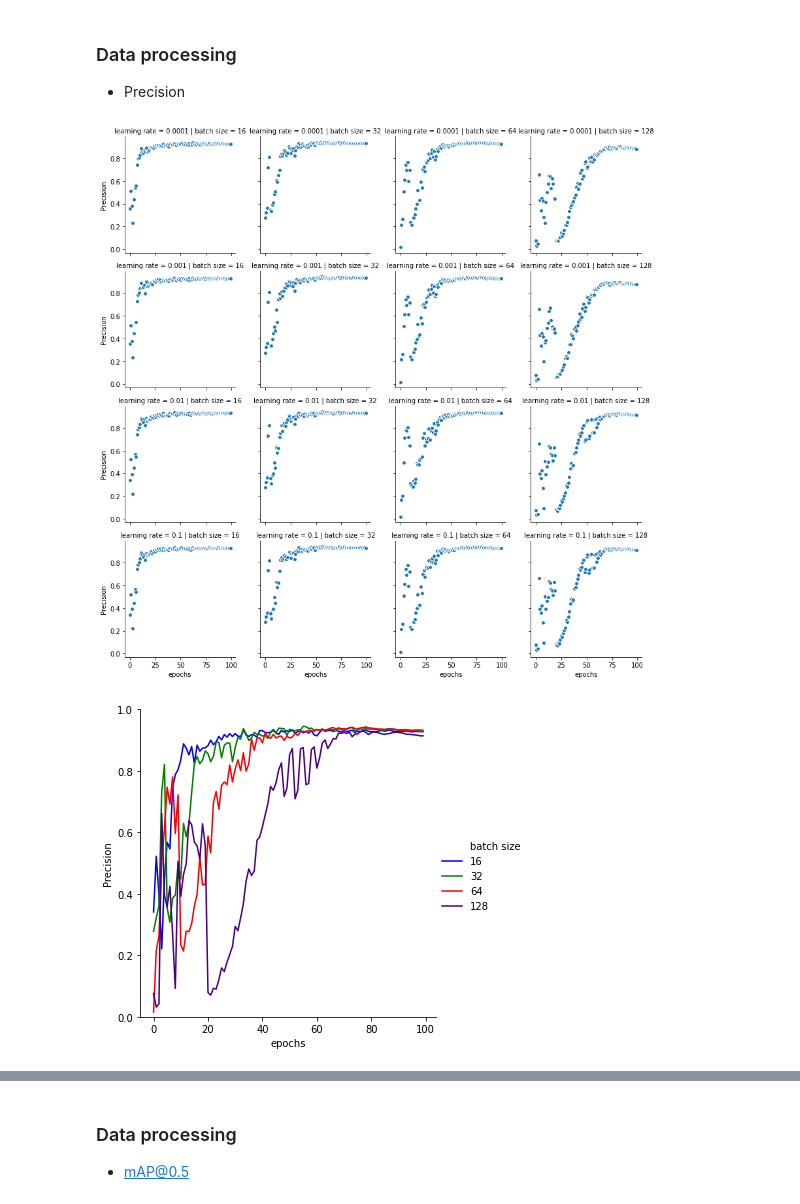
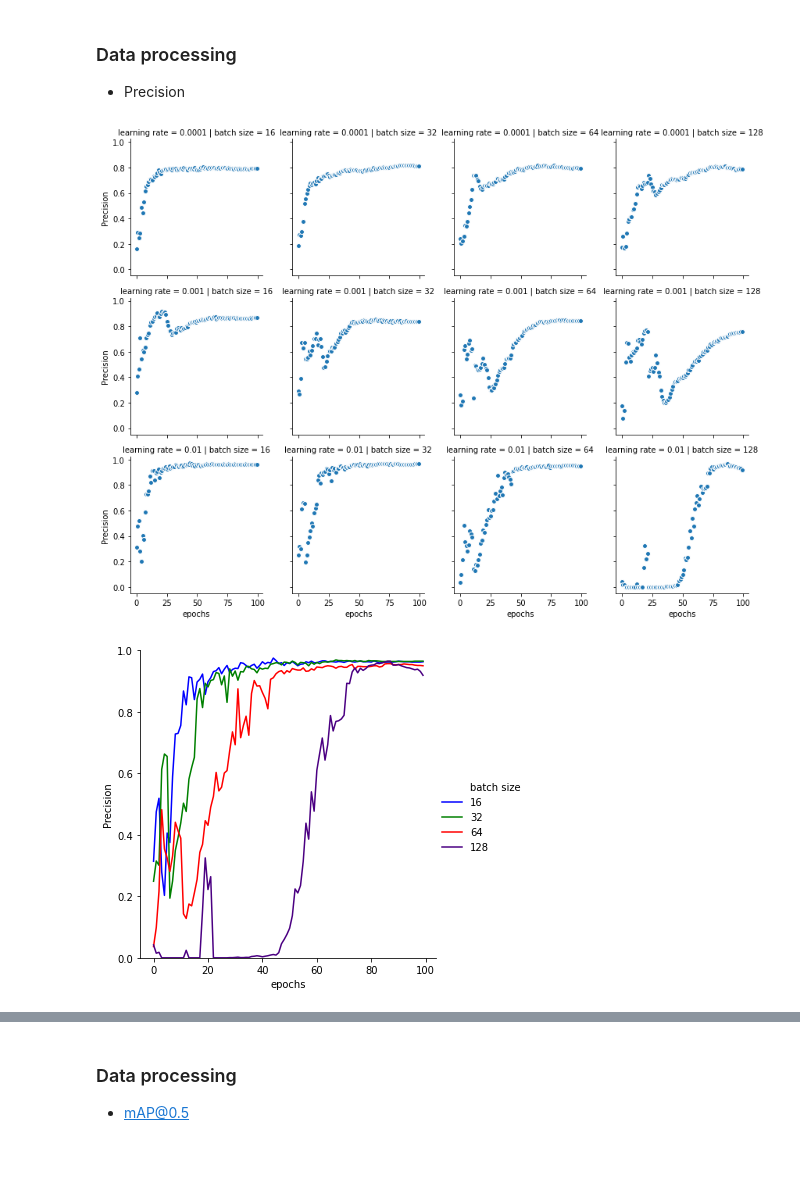
Before and after one commit to JingXuGitHub/yolov3-tiny-transfer_learning_coin_detection, a Jupyter notebook: results/results_processing.ipynb, the cells around one changed output, grey strips where cells are left out. Drawn from its saved outputs; the diff is of its cells as text; code cells hidden in the pictures; blank space fills up the shorter version.

```diff
--- a/results/results_processing.ipynb
+++ b/results/results_processing.ipynb
@@ -19,7 +19,7 @@ for bs in ['16','32','64','128']:
 # %%
 dfs_lr001 = []
 for bs in ['16','32','64','128']:
-    data = 'data/lr001bs' + bs + '.txt'
+    data = 'data/newData/lr001bs' + bs + '.txt'
     df = pd.read_table(data, header=None, delim_whitespace=True,
                       names=["drop1","drop2","GIoU","Objectness","drop3","drop4","drop5","drop6","Precision","Recall",
                         "mAP@0.5","F1","val GIoU","val Objectness", "drop7"])
@@ -30,7 +30,7 @@ for bs in ['16','32','64','128']:
 # %%
 dfs_lr0001 = []
 for bs in ['16','32','64','128']:
-    data = 'data/lr0001bs' + bs + '.txt'
+    data = 'data/newData/lr0001bs' + bs + '.txt'
     df = pd.read_table(data, header=None, delim_whitespace=True,
                       names=["drop1","drop2","GIoU","Objectness","drop3","drop4","drop5","drop6","Precision","Recall",
                         "mAP@0.5","F1","val GIoU","val Objectness", "drop7"])
@@ -41,7 +41,7 @@ for bs in ['16','32','64','128']:
 # %%
 dfs_lr00001 = []
 for bs in ['16','32','64','128']:
-    data = 'data/lr00001bs' + bs + '.txt'
+    data = 'data/newData/lr00001bs' + bs + '.txt'
     df = pd.read_table(data, header=None, delim_whitespace=True,
                       names=["drop1","drop2","GIoU","Objectness","drop3","drop4","drop5","drop6","Precision","Recall",
                         "mAP@0.5","F1","val GIoU","val Objectness", "drop7"])
@@ -114,7 +126,7 @@ dfs_lr0001[3].tail()
 ### Concatenate data
 # %%
 # lr = 0.1
-lr01 = pd.concat([dfs_lr01[0], dfs_lr01[1], dfs_lr01[2], dfs_lr01[3]], ignore_index=True)
+#lr01 = pd.concat([dfs_lr01[0], dfs_lr01[1], dfs_lr01[2], dfs_lr01[3]], ignore_index=True)
 # lr = 0.01
 lr001 = pd.concat([dfs_lr001[0], dfs_lr001[1], dfs_lr001[2], dfs_lr001[3]], ignore_index=True)
 # lr = 0.001
@@ -123,13 +135,17 @@ lr0001 = pd.concat([dfs_lr0001[0], dfs_lr0001[1], dfs_lr0001[2], dfs_lr0001[3]],
 lr00001 = pd.concat([dfs_lr00001[0], dfs_lr00001[1], dfs_lr00001[2], dfs_lr00001[3]], ignore_index=True)
 
 # bs = 16
-bs16 = pd.concat([dfs_lr01[0], dfs_lr001[0],dfs_lr0001[0], dfs_lr00001[0]], ignore_index=True)
+bs16 = pd.concat([dfs_lr001[0],dfs_lr0001[0], dfs_lr00001[0]], ignore_index=True)
+#bs16 = pd.concat([dfs_lr01[0], dfs_lr001[0],dfs_lr0001[0], dfs_lr00001[0]], ignore_index=True)
 # bs = 32
-bs32 = pd.concat([dfs_lr01[1], dfs_lr001[1],dfs_lr0001[1], dfs_lr00001[1]], ignore_index=True)
+bs32 = pd.concat([dfs_lr001[1],dfs_lr0001[1], dfs_lr00001[1]], ignore_index=True)
+#bs32 = pd.concat([dfs_lr01[1], dfs_lr001[1],dfs_lr0001[1], dfs_lr00001[1]], ignore_index=True)
 # bs = 64
-bs64 = pd.concat([dfs_lr01[2], dfs_lr001[2],dfs_lr0001[2], dfs_lr00001[2]], ignore_index=True)
+bs64 = pd.concat([dfs_lr001[2],dfs_lr0001[2], dfs_lr00001[2]], ignore_index=True)
+#bs64 = pd.concat([dfs_lr01[2], dfs_lr001[2],dfs_lr0001[2], dfs_lr00001[2]], ignore_index=True)
 # bs = 128
-bs128 = pd.concat([dfs_lr01[3], dfs_lr001[3],dfs_lr0001[3], dfs_lr00001[3]], ignore_index=True)
+bs128 = pd.concat([dfs_lr001[3],dfs_lr0001[3], dfs_lr00001[3]], ignore_index=True)
+#bs128 = pd.concat([dfs_lr01[3], dfs_lr001[3],dfs_lr0001[3], dfs_lr00001[3]], ignore_index=True)
 
 all_data = pd.concat([bs16, bs32, bs64, bs128], ignore_index=True)
 # %%
@@ -154,39 +170,39 @@ import matplotlib.pyplot as plt
 
 g = sns.FacetGrid(all_data, col="batch size", row="learning rate")
 g = g.map(plt.scatter, "epochs", "Precision", edgecolor='w')
 g.savefig("Precision.png")
 
-Precision_epochs_lr01 = sns.relplot(x='epochs',y='Precision',hue="batch size", kind='line', data=lr01, palette=['b','g','r','indigo'])
-plt.ylim(0,1)
-Precision_epochs_lr01.savefig("Precision_epochs_lr01.png", dpi=300)
+#Precision_epochs_lr01 = sns.relplot(x='epochs',y='Precision',hue="batch size", kind='line', data=lr01, palette=['b','g','r','indigo'])
+#plt.ylim(0,1)
+#Precision_epochs_lr01.savefig("Precision_epochs_lr01.png", dpi=300)
 
 Precision_epochs_lr001 = sns.relplot(x='epochs',y='Precision',hue="batch size", kind='line', data=lr001, palette=['b','g','r','indigo'])
 plt.ylim(0,1)
 Precision_epochs_lr001.savefig("Precision_epochs_lr001.png", dpi=300)
 
 Precision_epochs_lr0001 = sns.relplot(x='epochs',y='Precision',hue="batch size", kind='line', data=lr0001, palette=['b','g','r','indigo'])
 plt.ylim(0,1)
 Precision_epochs_lr0001.savefig("Precision_epochs_lr0001.png", dpi=300)
 
 Precision_epochs_lr00001 = sns.relplot(x='epochs',y='Precision',hue="batch size", kind='line', data=lr00001, palette=['b','g','r','indigo'])
 plt.ylim(0,1)
 Precision_epochs_lr00001.savefig("Precision_epochs_lr00001.png", dpi=300)
 
-Precision_epochs_bs16 = sns.relplot(x='epochs',y='Precision',hue="learning rate", kind='line', data=bs16, palette=['b','g','r','indigo'])
+Precision_epochs_bs16 = sns.relplot(x='epochs',y='Precision',hue="learning rate", kind='line', data=bs16, palette=['b','g','r',])
 plt.ylim(0,1)
 Precision_epochs_bs16.savefig("Precision_epochs_bs16.png", dpi=300)
 
-Precision_epochs_bs32 = sns.relplot(x='epochs',y='Precision',hue="learning rate", kind='line', data=bs32, palette=['b','g','r','indigo'])
+Precision_epochs_bs32 = sns.relplot(x='epochs',y='Precision',hue="learning rate", kind='line', data=bs32, palette=['b','g','r',])
 plt.ylim(0,1)
 Precision_epochs_bs32.savefig("Precision_epochs_bs32.png", dpi=300)
 
-Precision_epochs_bs64 = sns.relplot(x='epochs',y='Precision',hue="learning rate", kind='line', data=bs64, palette=['b','g','r','indigo'])
+Precision_epochs_bs64 = sns.relplot(x='epochs',y='Precision',hue="learning rate", kind='line', data=bs64, palette=['b','g','r',])
 plt.ylim(0,1)
 Precision_epochs_bs64.savefig("Precision_epochs_bs64.png", dpi=300)
 
-Precision_epochs_bs128 = sns.relplot(x='epochs',y='Precision',hue="learning rate", kind='line', data=bs128, palette=['b','g','r','indigo'])
+Precision_epochs_bs128 = sns.relplot(x='epochs',y='Precision',hue="learning rate", kind='line', data=bs128, palette=['b','g','r',])
 plt.ylim(0,1)
 Precision_epochs_bs128.savefig("Precision_epochs_bs128.png", dpi=300)
 # %% [output]
-[figure, old version]
+[figure, new version]
-[figure, old version]
+[figure, new version]
```
Also changed, not shown: parts of 37 cells of this notebook, 37 other files.
